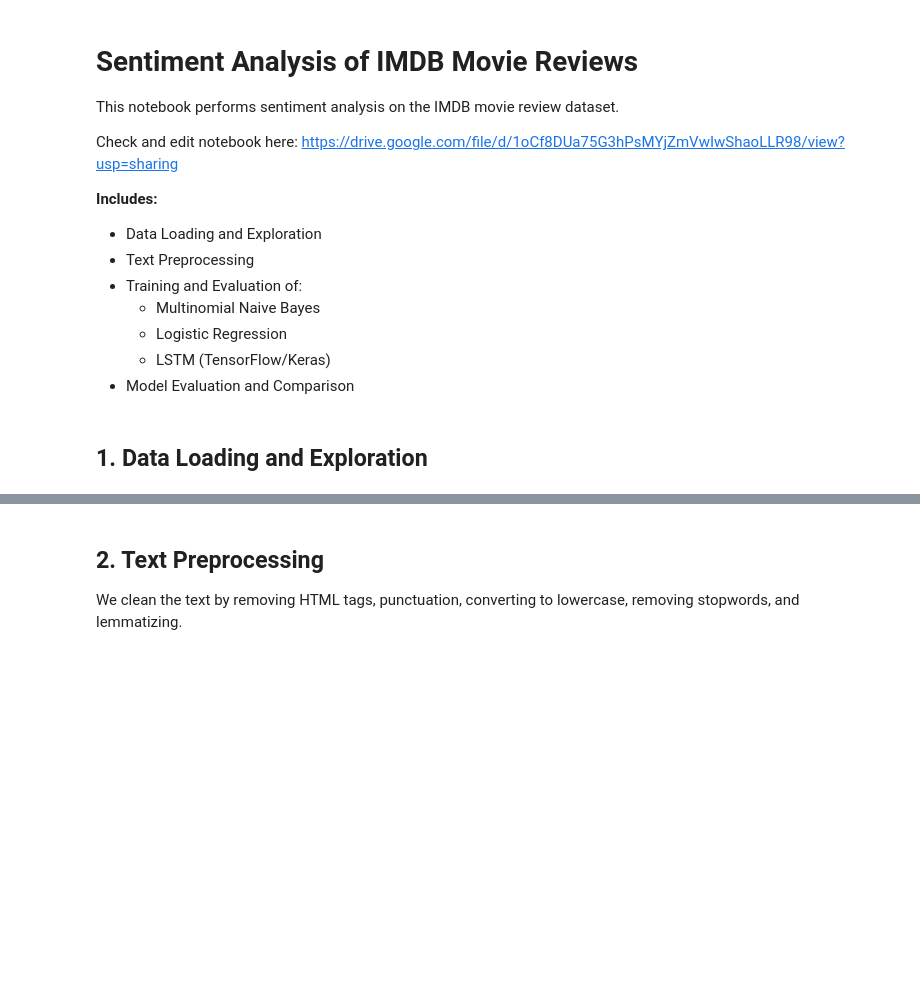
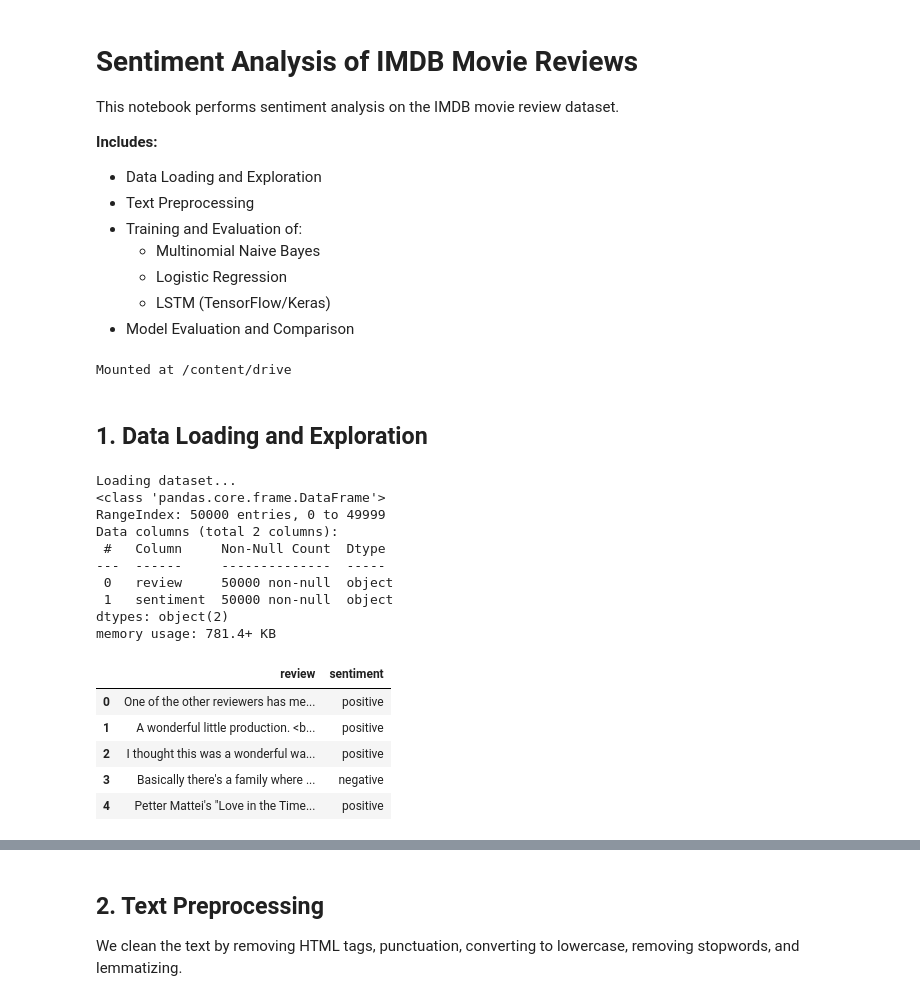
Before and after one commit to abahmad02/CS412-Project, a Jupyter notebook: IMDB_Sentiment_Analysis_Notebook.ipynb, the cells around one changed output, grey strips where cells are left out. Saved outputs shown, nothing was run; the diff lists cells and outputs as text; code cells hidden in the pictures; blank space fills up the shorter version.

```diff
--- a/IMDB_Sentiment_Analysis_Notebook.ipynb
+++ b/IMDB_Sentiment_Analysis_Notebook.ipynb
@@ -2,8 +2,6 @@
 # Sentiment Analysis of IMDB Movie Reviews
 
 This notebook performs sentiment analysis on the IMDB movie review dataset.
-
-Check and edit notebook here: https://drive.google.com/file/d/1oCf8DUa75G3hPsMYjZmVwIwShaoLLR98/view?usp=sharing
 
 **Includes:**
 - Data Loading and Exploration
@@ -13,20 +11,42 @@ Check and edit notebook here: https://drive.google.com/file/d/1oCf8DUa75G3hPsMYj
   - Logistic Regression
   - LSTM (TensorFlow/Keras)
 - Model Evaluation and Comparison
+# %%
+from google.colab import drive
+drive.mount('/content/drive')
+# %% [output]
+Mounted at /content/drive
 # %% [markdown]
 ## 1. Data Loading and Exploration
 # %%
 
 import pandas as pd
 import numpy as np
 import matplotlib.pyplot as plt
 import seaborn as sns
 
 print("Loading dataset...")
-df = pd.read_csv('IMDB Dataset.csv')
+df = pd.read_csv('/content/drive/My Drive/IMDB Dataset.csv')
 
 df.info()
 df.head()
+# %% [output]
+Loading dataset...
+<class 'pandas.core.frame.DataFrame'>
+RangeIndex: 50000 entries, 0 to 49999
+Data columns (total 2 columns):
+ #   Column     Non-Null Count  Dtype
+---  ------     --------------  -----
+ 0   review     50000 non-null  object
+ 1   sentiment  50000 non-null  object
+dtypes: object(2)
+memory usage: 781.4+ KB
+|  | review | sentiment |
+| 0 | One of the other reviewers has me... | positive |
+| 1 | A wonderful little production. <b... | positive |
+| 2 | I thought this was a wonderful wa... | positive |
+| 3 | Basically there's a family where ... | negative |
+| 4 | Petter Mattei's "Love in the Time... | positive |
 # %%
 
 # Check for missing values and basic stats
```
Also changed, not shown: parts of 11 cells of this notebook, 2 other files.
